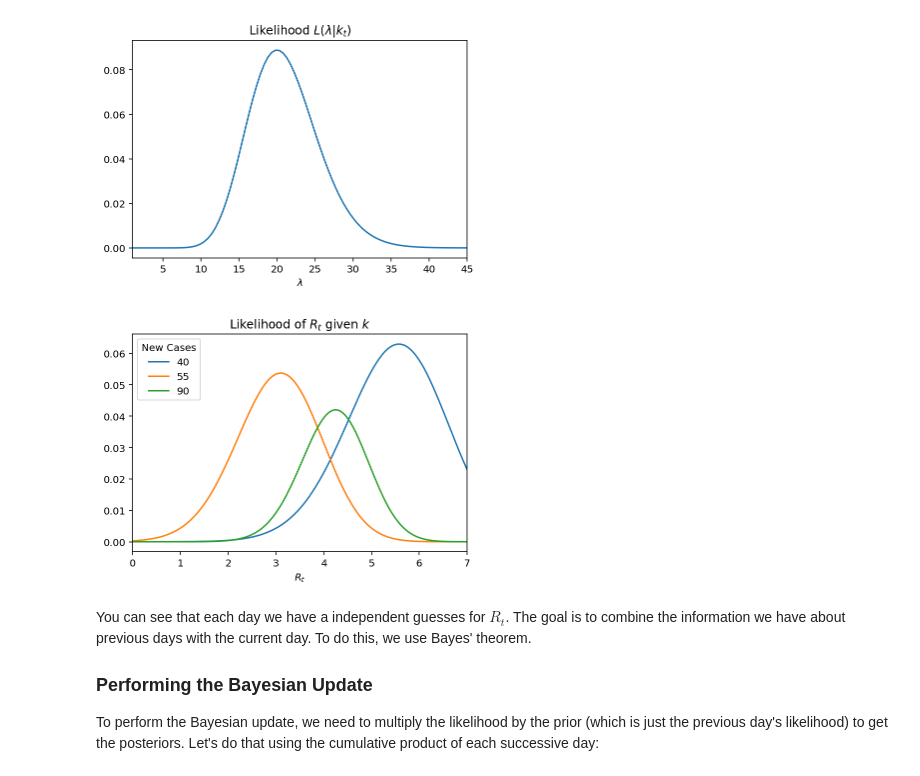
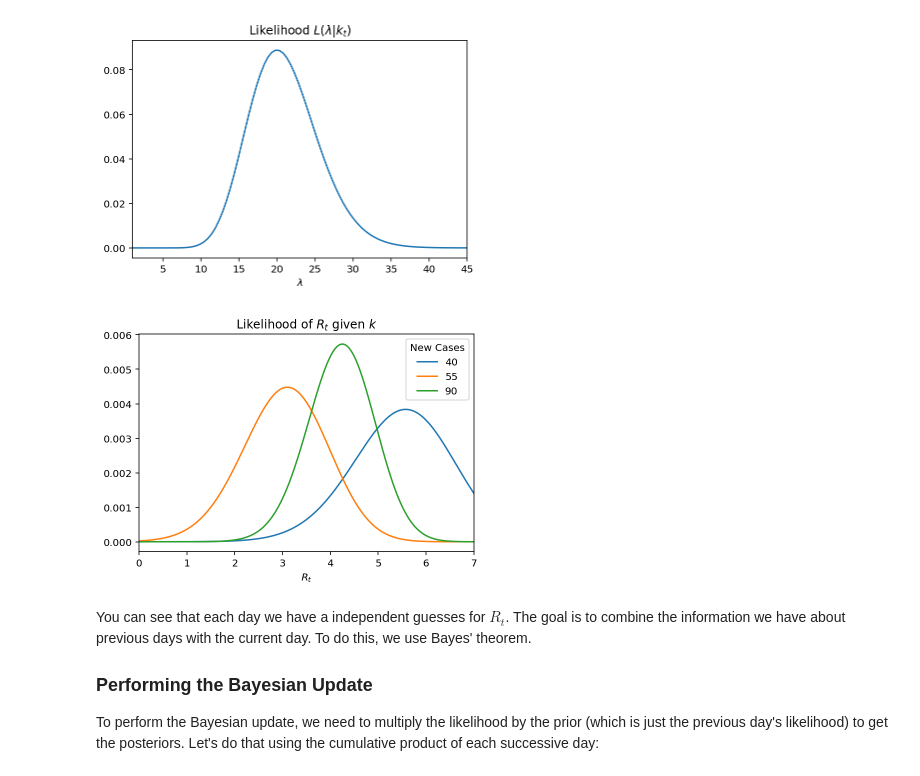
Before and after one commit to giacomoortona/covid-19, a Jupyter notebook: Realtime R - Italy.ipynb, the cells around one changed output. Saved outputs shown, nothing was run; the diff lists cells and outputs as text; code cells hidden in the pictures.

```diff
--- a/Realtime R - Italy.ipynb
+++ b/Realtime R - Italy.ipynb
@@ -79,35 +79,35 @@ likelihood.plot(title=r'Likelihood $L\left(\lambda|k_t\right)$');
 k = np.array([20, 40, 55, 90])
 
 # We create an array for every possible value of Rt
 R_T_MAX = 8
 r_t_range = np.linspace(0, R_T_MAX, R_T_MAX*100+1)
 
 # Gamma is 1/serial interval
 # paper by Marco and Stefano
 GAMMA = 1/6.6
 
 # Map Rt into lambda so we can substitute it into the equation below
 # Note that we have N-1 lambdas because on the first day of an outbreak
 # you do not know what to expect.
 lam = k[:-1] * np.exp(GAMMA * (r_t_range[:, None] - 1))
 
 # Evaluate the likelihood on each day and normalize sum of each day to 1.0
 likelihood_r_t = sps.poisson.pmf(k[1:], lam)
-likelihood_r_t / np.sum(likelihood_r_t, axis=0)
+likelihood_r_t /= np.sum(likelihood_r_t, axis=0)
 
 # Plot it
 ax = pd.DataFrame(
     data = likelihood_r_t,
     index = r_t_range
 ).plot(
     title='Likelihood of $R_t$ given $k$',
     xlim=(0,7)
 )
 
 ax.legend(labels=k[1:], title='New Cases')
 ax.set_xlabel('$R_t$');
 # %% [output]
-[figure, old version]
+[figure, new version]
 # %% [markdown]
 You can see that each day we have a independent guesses for $R_t$. The goal is to combine the information we have about previous days with the current day. To do this, we use Bayes' theorem.
 
```
Also changed, not shown: parts of 4 cells of this notebook, 2 other files.
